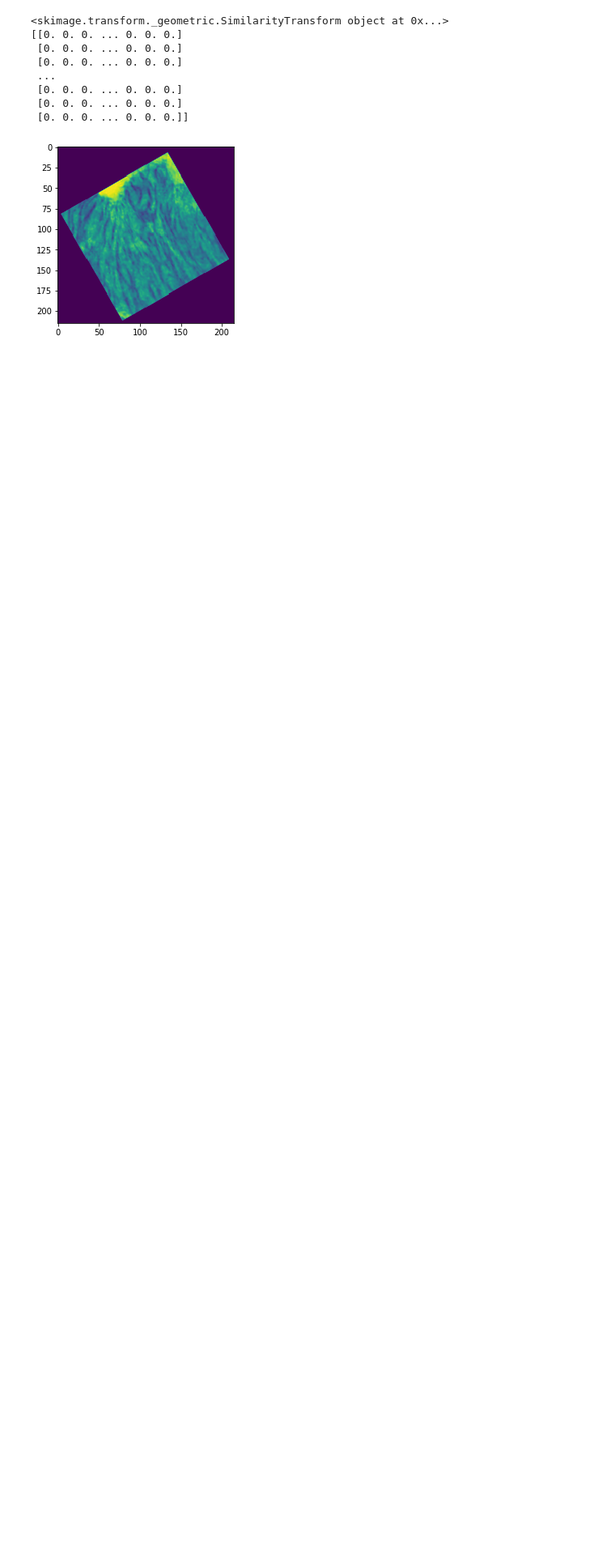
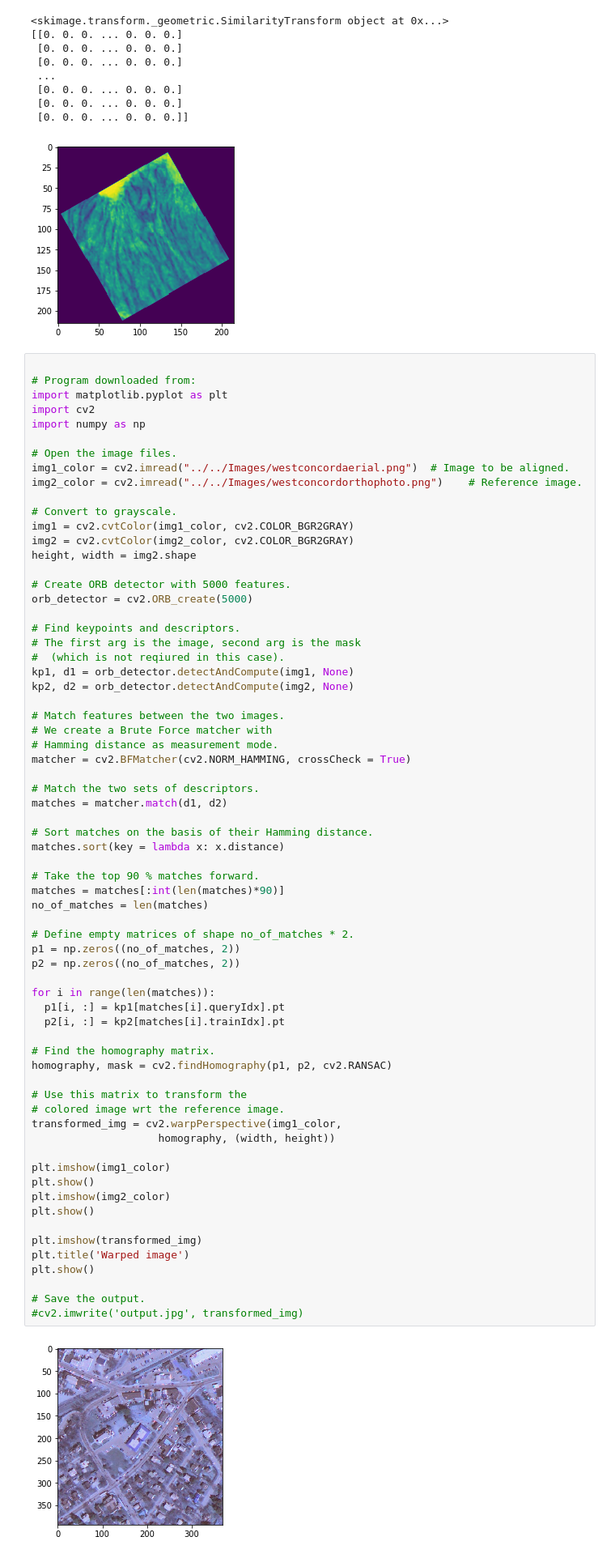
Before and after one commit to johnandsims/MedicalPhysics-ImageExperiments, a Jupyter notebook: 6_tomographic_py/6_SpatialTransformations.ipynb, the cells around one changed output. Shown at 81% size. Cells and saved outputs as stored; diff of their text form; blank space fills up the shorter version.

```diff
--- a/6_tomographic_py/6_SpatialTransformations.ipynb
+++ b/6_tomographic_py/6_SpatialTransformations.ipynb
@@ -497,3 +497,72 @@ plt.show()
  [0. 0. 0. ... 0. 0. 0.]
  [0. 0. 0. ... 0. 0. 0.]]
 [figure]
+# %%
+
+# Program downloaded from:
+import matplotlib.pyplot as plt
+import cv2
+import numpy as np
+
+# Open the image files.
+img1_color = cv2.imread("../../Images/westconcordaerial.png")  # Image to be aligned.
+img2_color = cv2.imread("../../Images/westconcordorthophoto.png")    # Reference image.
+
+# Convert to grayscale.
+img1 = cv2.cvtColor(img1_color, cv2.COLOR_BGR2GRAY)
+img2 = cv2.cvtColor(img2_color, cv2.COLOR_BGR2GRAY)
+height, width = img2.shape
+
+# Create ORB detector with 5000 features.
+orb_detector = cv2.ORB_create(5000)
+
+# Find keypoints and descriptors.
+# The first arg is the image, second arg is the mask
+#  (which is not reqiured in this case).
+kp1, d1 = orb_detector.detectAndCompute(img1, None)
+kp2, d2 = orb_detector.detectAndCompute(img2, None)
+
+# Match features between the two images.
+# We create a Brute Force matcher with
+# Hamming distance as measurement mode.
+matcher = cv2.BFMatcher(cv2.NORM_HAMMING, crossCheck = True)
+
+# Match the two sets of descriptors.
+matches = matcher.match(d1, d2)
+
+# Sort matches on the basis of their Hamming distance.
+matches.sort(key = lambda x: x.distance)
+
+# Take the top 90 % matches forward.
+matches = matches[:int(len(matches)*90)]
+no_of_matches = len(matches)
+
+# Define empty matrices of shape no_of_matches * 2.
+p1 = np.zeros((no_of_matches, 2))
+p2 = np.zeros((no_of_matches, 2))
+
+for i in range(len(matches)):
+  p1[i, :] = kp1[matches[i].queryIdx].pt
+  p2[i, :] = kp2[matches[i].trainIdx].pt
+
+# Find the homography matrix.
+homography, mask = cv2.findHomography(p1, p2, cv2.RANSAC)
+
+# Use this matrix to transform the
+# colored image wrt the reference image.
+transformed_img = cv2.warpPerspective(img1_color,
+                    homography, (width, height))
+
+plt.imshow(img1_color)
+plt.show()
+plt.imshow(img2_color)
+plt.show()
+
+plt.imshow(transformed_img)
+plt.title('Warped image')
+plt.show()
+
+# Save the output.
+#cv2.imwrite('output.jpg', transformed_img)
+# %% [output]
+[figure, added]
```
Also changed, not shown: parts of 5 cells of this notebook, 2 other files.
